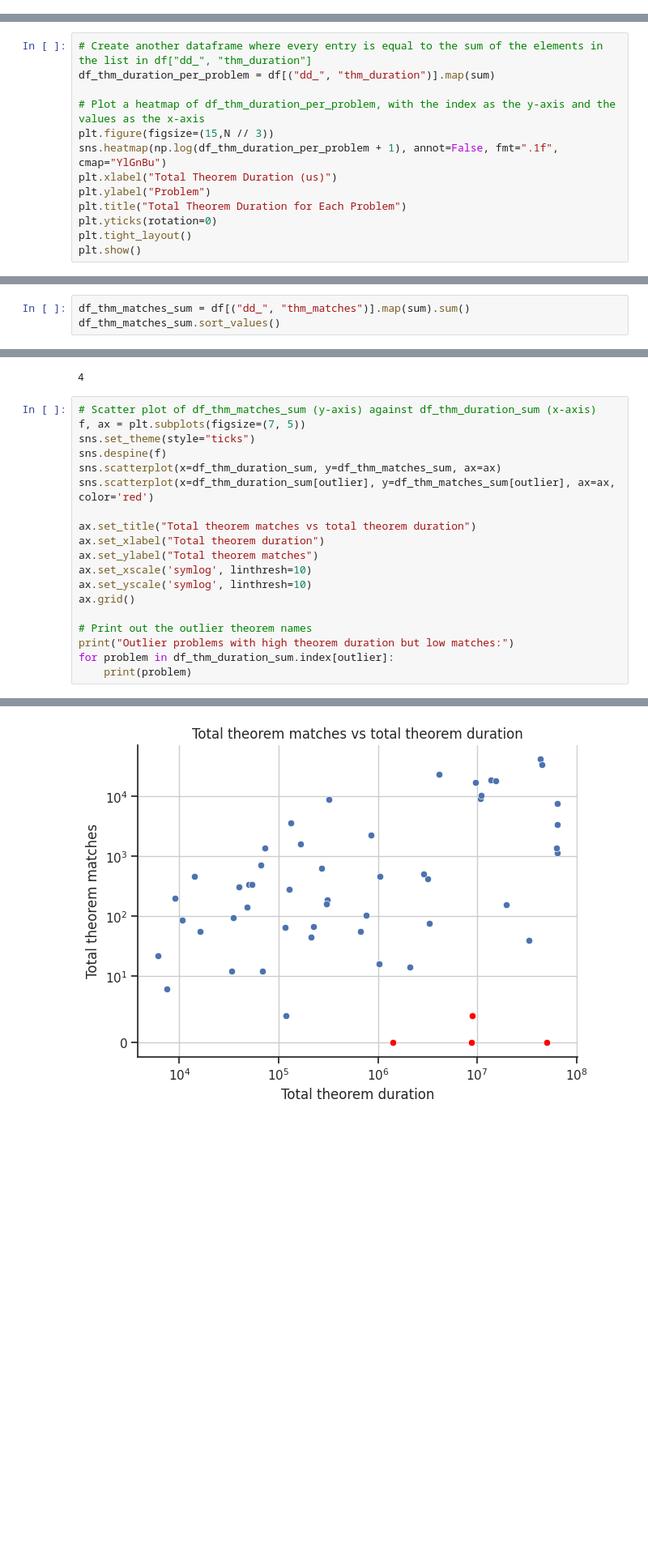
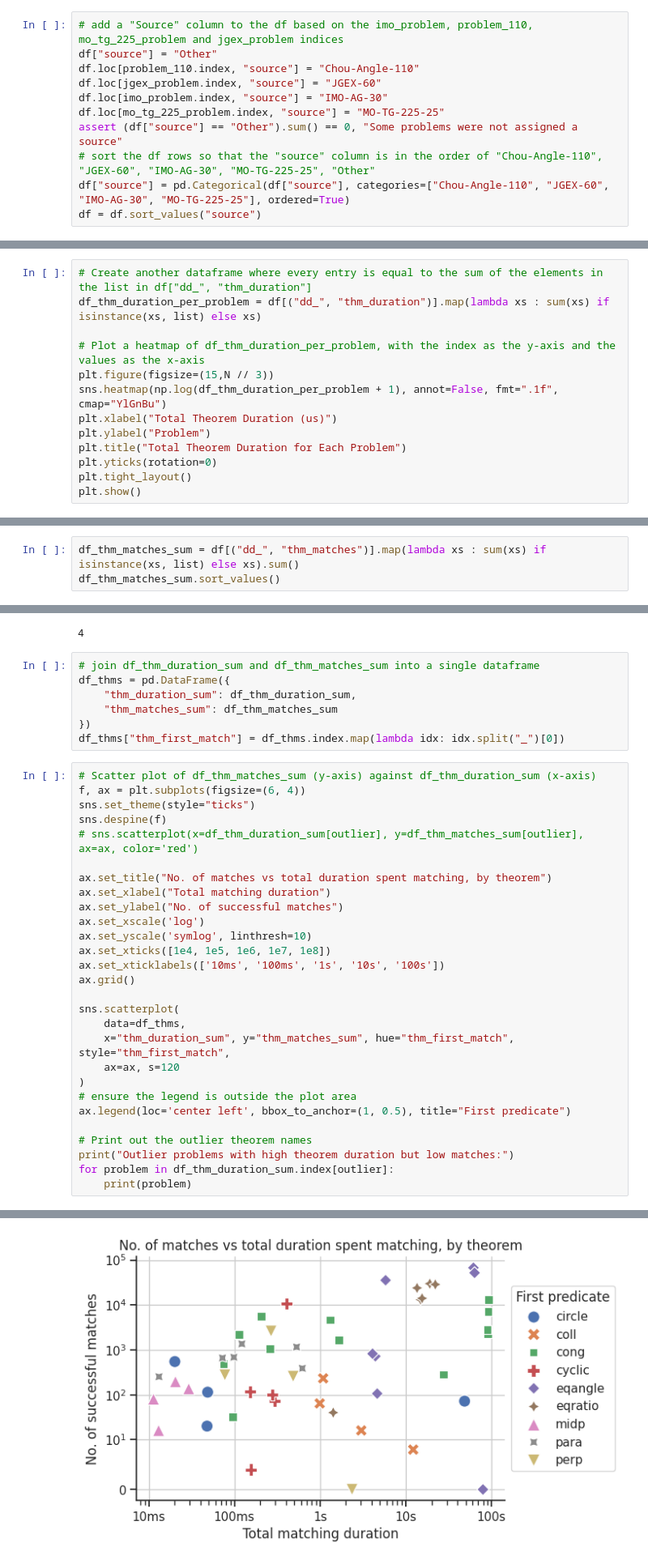
Before and after one commit to DavidToh2/GeometryTheoremProver, a Jupyter notebook: problems/profiler.ipynb, the cells around one changed output, grey strips where cells are left out. Shown at 81% size. Saved outputs shown, nothing was run; the diff lists cells and outputs as text; blank space fills up the shorter version.

```diff
--- a/problems/profiler.ipynb
+++ b/problems/profiler.ipynb
@@ -93,0 +108,11 @@ tr_sol_length = df[("tr_", "base", "tr_sol_length")]
+# %%
+# add a "Source" column to the df based on the imo_problem, problem_110, mo_tg_225_problem and jgex_problem indices
+df["source"] = "Other"
+df.loc[problem_110.index, "source"] = "Chou-Angle-110"
+df.loc[jgex_problem.index, "source"] = "JGEX-60"
+df.loc[imo_problem.index, "source"] = "IMO-AG-30"
+df.loc[mo_tg_225_problem.index, "source"] = "MO-TG-225-25"
+assert (df["source"] == "Other").sum() == 0, "Some problems were not assigned a source"
+# sort the df rows so that the "source" column is in the order of "Chou-Angle-110", "JGEX-60", "IMO-AG-30", "MO-TG-225-25", "Other"
+df["source"] = pd.Categorical(df["source"], categories=["Chou-Angle-110", "JGEX-60", "IMO-AG-30", "MO-TG-225-25"], ordered=True)
+df = df.sort_values("source")
@@ -181,6 +283,6 @@ df["dd_", "thm_duration"]
 # %%
 # Create another dataframe where every entry is equal to the sum of the elements in the list in df["dd_", "thm_duration"]
-df_thm_duration_per_problem = df[("dd_", "thm_duration")].map(sum)
+df_thm_duration_per_problem = df[("dd_", "thm_duration")].map(lambda xs : sum(xs) if isinstance(xs, list) else xs)
 
 # Plot a heatmap of df_thm_duration_per_problem, with the index as the y-axis and the values as the x-axis
 plt.figure(figsize=(15,N // 3))
@@ -217,5 +319,5 @@ dtype: int64
 # %%
-df_thm_matches_sum = df[("dd_", "thm_matches")].map(sum).sum()
+df_thm_matches_sum = df[("dd_", "thm_matches")].map(lambda xs : sum(xs) if isinstance(xs, list) else xs).sum()
 df_thm_matches_sum.sort_values()
 # %% [output]
 Metric
@@ -240,29 +342,45 @@ outlier = (df_thm_duration_sum.values > 1e6) & (df_thm_matches_sum.values < 10)
 print(sum(outlier))
 # %% [output]
 4
+# %%
+# join df_thm_duration_sum and df_thm_matches_sum into a single dataframe
+df_thms = pd.DataFrame({
+    "thm_duration_sum": df_thm_duration_sum,
+    "thm_matches_sum": df_thm_matches_sum
+})
+df_thms["thm_first_match"] = df_thms.index.map(lambda idx: idx.split("_")[0])
 # %%
 # Scatter plot of df_thm_matches_sum (y-axis) against df_thm_duration_sum (x-axis)
-f, ax = plt.subplots(figsize=(7, 5))
+f, ax = plt.subplots(figsize=(6, 4))
 sns.set_theme(style="ticks")
 sns.despine(f)
-sns.scatterplot(x=df_thm_duration_sum, y=df_thm_matches_sum, ax=ax)
-sns.scatterplot(x=df_thm_duration_sum[outlier], y=df_thm_matches_sum[outlier], ax=ax, color='red')
+# sns.scatterplot(x=df_thm_duration_sum[outlier], y=df_thm_matches_sum[outlier], ax=ax, color='red')
 
-ax.set_title("Total theorem matches vs total theorem duration")
-ax.set_xlabel("Total theorem duration")
-ax.set_ylabel("Total theorem matches")
-ax.set_xscale('symlog', linthresh=10)
+ax.set_title("No. of matches vs total duration spent matching, by theorem")
+ax.set_xlabel("Total matching duration")
+ax.set_ylabel("No. of successful matches")
+ax.set_xscale('log')
 ax.set_yscale('symlog', linthresh=10)
+ax.set_xticks([1e4, 1e5, 1e6, 1e7, 1e8])
+ax.set_xticklabels(['10ms', '100ms', '1s', '10s', '100s'])
 ax.grid()
+
+sns.scatterplot(
+    data=df_thms,
+    x="thm_duration_sum", y="thm_matches_sum", hue="thm_first_match", style="thm_first_match",
+    ax=ax, s=120
+)
+# ensure the legend is outside the plot area
+ax.legend(loc='center left', bbox_to_anchor=(1, 0.5), title="First predicate")
 
 # Print out the outlier theorem names
 print("Outlier problems with high theorem duration but low matches:")
 for problem in df_thm_duration_sum.index[outlier]:
     print(problem)
 # %% [output]
 Outlier problems with high theorem duration but low matches:
 coll_coll_ncoll_para_cong_cong_para
 coll_coll_ncoll_para_eqratio_para
 eqangle_ncoll_para
 perp_perp_ncoll_para
-[figure, old version]
+[figure, new version]
```
Also changed, not shown: parts of 22 cells of this notebook, 2 other files.
